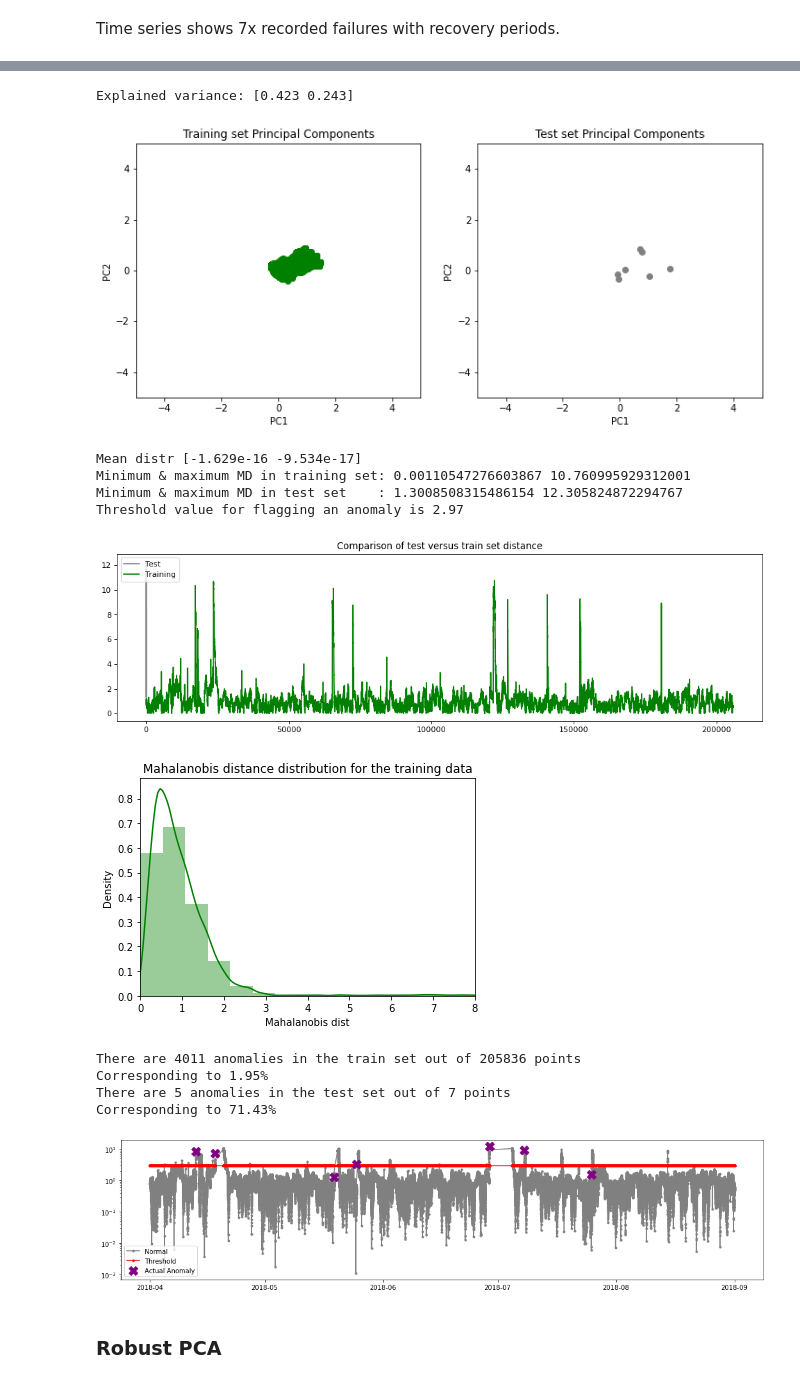
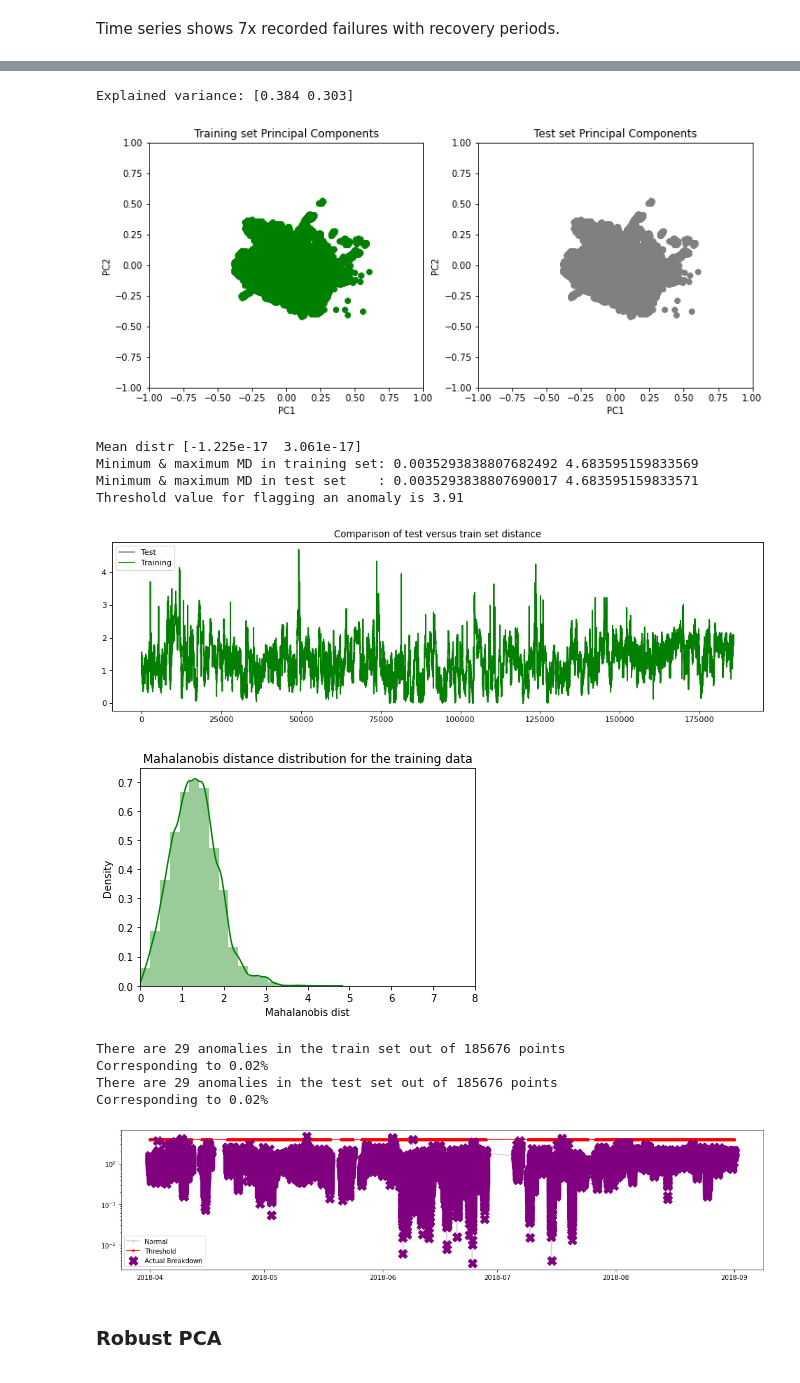
Before and after one commit to 3minuterecord/predictiveMaintenancePortfolio, a Jupyter notebook: Pump Sensor Predictive Maintenance.ipynb, the cells around one changed output, grey strips where cells are left out. Drawn from its saved outputs; the diff is of its cells as text; code cells hidden in the pictures.

```diff
--- a/Pump Sensor Predictive Maintenance.ipynb
+++ b/Pump Sensor Predictive Maintenance.ipynb
@@ -135,6 +126,11 @@ s1_med = df_set['sensor_01'].median()
 df_set['sensor_01'] = df_set['sensor_01']\
   .apply(lambda x: s1_med if x in ['nan'] else pdm.clampit(x, cl_lim = 28, cl_val = s1_med, cl_type = 'low'))
 
+s6_med = df_set['sensor_06'].median()
+df_set['sensor_06'] = df_set['sensor_06']\
+  .apply(lambda x: s6_med if x in ['nan'] else pdm.clampit(x, cl_lim = 6, cl_val = s6_med, cl_type = 'low'))\
+  .apply(lambda x: s6_med if x in ['nan'] else pdm.clampit(x, cl_lim = 25, cl_val = s6_med, cl_type = 'high'))
+
 # S9 similarly displays some regular spikes that we will assume are spurious
 # Any points less than 6 or greater than 21,replace with median
 s9_med = df_set['sensor_09'].median()
@@ -227,8 +283,11 @@ df_brok = df_set_scaled.loc[df_set['machine_status'] == 'BROKEN', include_cols]
 df_brok['timestamp'] = pd.to_datetime(df_brok.index, format = '%Y-%m-%d %H:%M:%S')
 # %%
 # Prepare data for PCA
+df_norm = df_set_scaled
 df_train = df_norm.drop(['machine_status', 'timestamp'], axis = 1)
 df_test = df_brok.drop(['machine_status', 'timestamp'], axis = 1)
+
+df_test = df_train
 # %%
 # Define the PCA model (all compoments)
 n_comps = 2 # How many dimensions you want to reduce to
@@ -240,7 +299,7 @@ X_train_PCA = pd.DataFrame(X_train_PCA)
 X_train_PCA.index = df_train.index
 
 # Project the test data onto the PCA space
-X_test_PCA = pca.transform(df_scaled_test)
+X_test_PCA = pca.transform(df_test)
 X_test_PCA = pd.DataFrame(X_test_PCA)
 X_test_PCA.index = df_test.index
 
@@ -249,7 +308,7 @@ X_test_PCA.index = df_test.index
 np.set_printoptions(precision = 3, suppress=True)
 print('Explained variance:', pca.explained_variance_ratio_)
 # %% [output]
-Explained variance: [0.423 0.243]
+Explained variance: [0.384 0.303]
 # %%
 # Plot PC1 vs PC2 for training & test sets
 fig, axes = plt.subplots(1, 2, figsize = (12, 5))
@@ -259,21 +318,21 @@ ax0 = plt.subplot(gs[0])
 ax0.scatter(X_train_PCA.loc[:, 0], X_train_PCA.loc[:, 1], color = 'green')
 ax0.set_xlabel('PC1')
 ax0.set_ylabel('PC2')
-ax0.set_xlim(-5, 5)
-ax0.set_ylim(-5, 5)
+ax0.set_xlim(-1, 1)
+ax0.set_ylim(-1, 1)
 ax0.set_title('Training set Principal Components')
 
 ax1 = plt.subplot(gs[1])
 ax1.scatter(X_test_PCA.loc[:, 0], X_test_PCA.loc[:, 1], color = 'grey')
 ax1.set_xlabel('PC1')
 ax1.set_ylabel('PC2')
-ax1.set_xlim(-5, 5)
-ax1.set_ylim(-5, 5)
+ax1.set_xlim(-1, 1)
+ax1.set_ylim(-1, 1)
 ax1.set_title('Test set Principal Components')
 
 plt.show()
 # %% [output]
-[figure, old version]
+[figure, new version]
 # %%
 # Move on to calculate Mahalanobis Distance
 # This is a multivatiate distance from centroid calculation that
@@ -299,10 +358,10 @@ print("Minimum & maximum MD in test set    :", min(dist_test), max(dist_test))
 threshold = pdm.MD_threshold(dist_train, extreme = True) # extreme = True; 2x mean of incoming data
 print("Threshold value for flagging an anomaly is", "{:.2f}".format(threshold))
 # %% [output]
-Mean distr [-1.629e-16 -9.534e-17]
-Minimum & maximum MD in training set: 0.00110547276603867 10.760995929312001
-Minimum & maximum MD in test set    : 1.3008508315486154 12.305824872294767
-Threshold value for flagging an anomaly is 2.97
+Mean distr [-1.225e-17  3.061e-17]
+Minimum & maximum MD in training set: 0.0035293838807682492 4.683595159833569
+Minimum & maximum MD in test set    : 0.0035293838807690017 4.683595159833571
+Threshold value for flagging an anomaly is 3.91
 # %%
 figure(figsize = (15, 4), dpi = 80)
 plt.plot(np.array(dist_test), label = "Test", color = 'grey')
@@ -311,7 +370,7 @@ plt.legend(loc = "upper left")
 plt.title("Comparison of test versus train set distance")
 plt.show()
 # %% [output]
-[figure, old version]
+[figure, new version]
 # %%
 import seaborn as sns
 plt.figure()
@@ -324,12 +383,13 @@ plt.xlabel('Mahalanobis dist')
 plt.title('Mahalanobis distance distribution for the training data')
 plt.show()
 # %% [output]
-[figure, old version]
+[figure, new version]
 # %%
 # Prepare training data for visualization
 anomaly_train = pd.DataFrame()
 anomaly_train['Mob dist']= dist_train
 anomaly_train['Thresh'] = threshold
+
 # If Mob dist above threshold: Flag as anomaly
 anomaly_train['Anomaly'] = anomaly_train['Mob dist'] > anomaly_train['Thresh']
 anomaly_train.index = X_train_PCA.index
@@ -343,6 +403,7 @@ print("Corresponding to " + str(round(100*(n_outliers_train / anomaly_train.shap
 anomaly = pd.DataFrame()
 anomaly['Mob dist']= dist_test
 anomaly['Thresh'] = threshold
+
 # If Mob dist above threshold: Flag as anomaly
 anomaly['Anomaly'] = anomaly['Mob dist'] > anomaly['Thresh']
 anomaly.index = X_test_PCA.index
@@ -352,21 +413,21 @@ n_outliers = anomaly[anomaly['Anomaly'] == True].shape[0]
 print("There are", n_outliers, "anomalies in the test set out of", anomaly.shape[0], "points")
 print("Corresponding to " + str(round(100*(n_outliers / anomaly.shape[0]), 2)) + '%')
 # %% [output]
-There are 4011 anomalies in the train set out of 205836 points
-Corresponding to 1.95%
-There are 5 anomalies in the test set out of 7 points
-Corresponding to 71.43%
+There are 29 anomalies in the train set out of 185676 points
+Corresponding to 0.02%
+There are 29 anomalies in the test set out of 185676 points
+Corresponding to 0.02%
 # %%
 # Visualize Mahalonobis distance with actual anomalies vs threshold
 fig, ax = plt.subplots(figsize = (18, 4))
-ax.plot(anomaly_train['timestamp'], anomaly_train['Mob dist'], color = 'grey', marker = '.', zorder = 1, label = 'Normal')
+ax.plot(anomaly_train['timestamp'], anomaly_train['Mob dist'], color = 'lightgrey', marker = '.', zorder = 1, label = 'Normal')
 ax.plot(anomaly_train['timestamp'], anomaly_train['Thresh'], color = 'red', marker = '.', zorder = 2, label = 'Threshold')
 ax.scatter(anomaly['timestamp'], anomaly['Mob dist'], color = 'purple', marker = 'X', zorder = 3, s = 200, label = 'Actual Breakdown')
 ax.set_yscale('log')
 ax.legend(loc = 'lower left')
 plt.show()
 # %% [output]
-[figure, old version]
+[figure, new version]
 # %% [markdown]
 ### Robust PCA
 # %%
```
Also changed, not shown: parts of 43 cells of this notebook, 2 other files.
